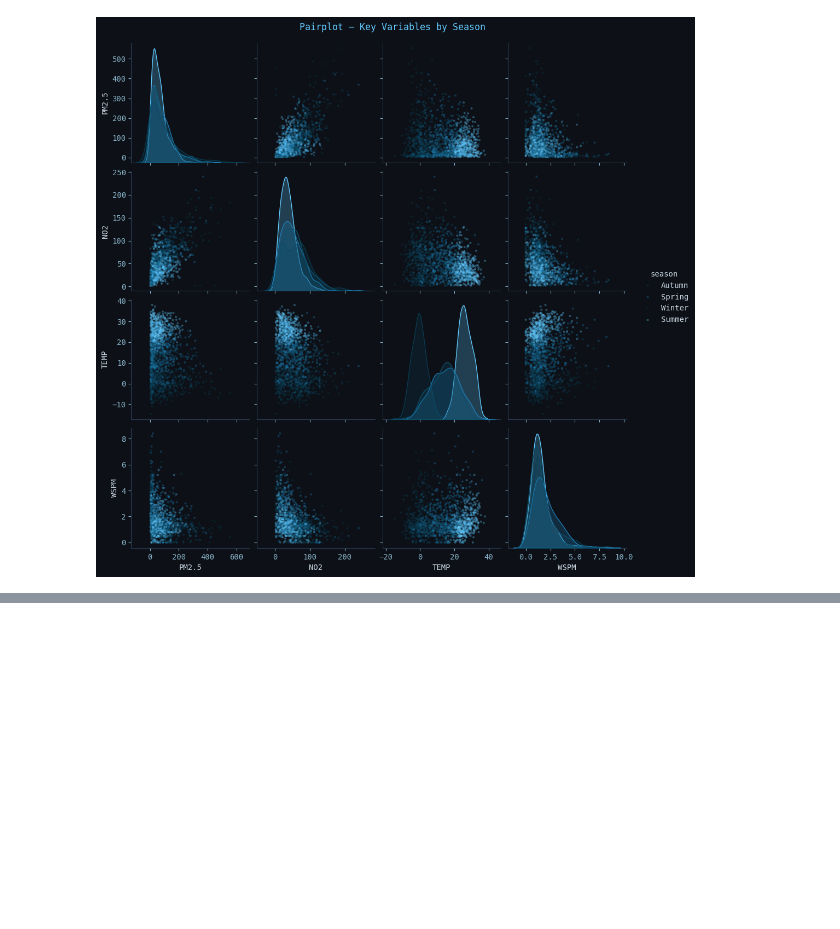
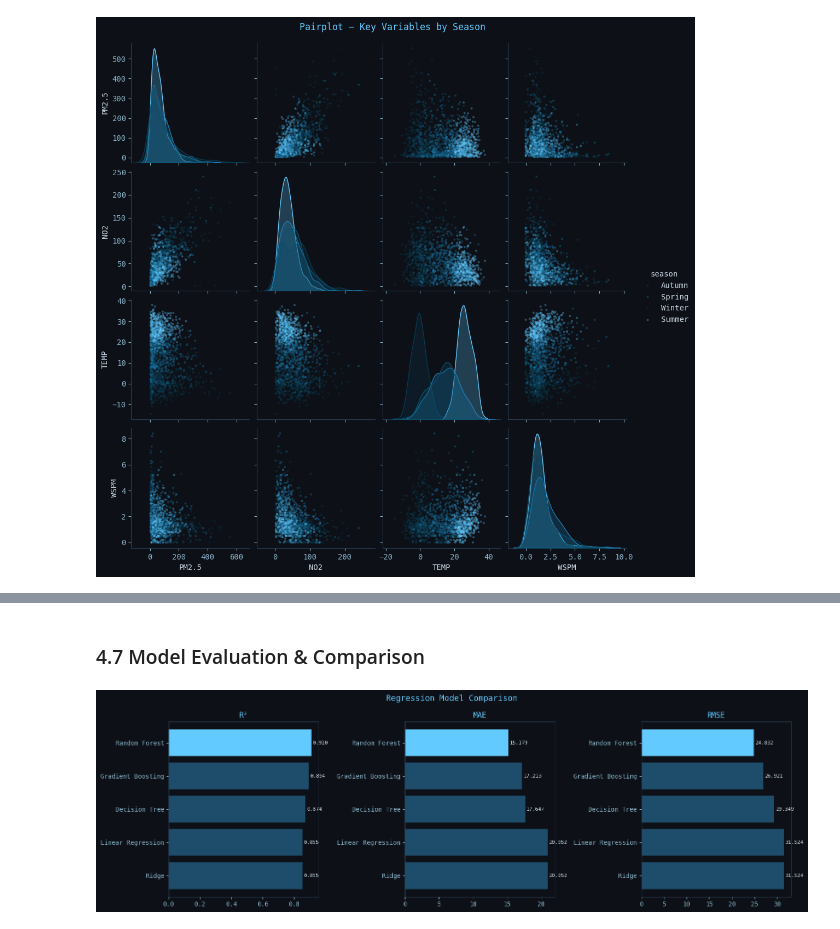
Before and after one commit to Jiyaulhaq1432/Data-Analysis-Air-quality-Analyser-web-app, a Jupyter notebook: Beijing_AQA.ipynb, the cells around one changed output, grey strips where cells are left out. Cells and saved outputs as stored; diff of their text form; code cells hidden in the pictures; blank space fills up the shorter version.

Commit message:
Adding Regression Models and Classification Models 4.7 Model Evaluation & Comparison

```diff
--- a/Beijing_AQA.ipynb
+++ b/Beijing_AQA.ipynb
@@ -1869,0 +1930,27 @@ plt.show()
+# %%
+# ── Regression model training and evaluation ──────────────────────────────────
+REG_MODELS = {
+    "Linear Regression": LinearRegression(n_jobs=-1),
+    "Ridge":             Ridge(alpha=1.0),
+    "Decision Tree":     DecisionTreeRegressor(max_depth=8, random_state=42),
+    "Random Forest":     RandomForestRegressor(n_estimators=50, random_state=42, n_jobs=-1),
+    "Gradient Boosting": GradientBoostingRegressor(n_estimators=50, random_state=42),
+}
+
+reg_results, reg_fitted = [], {}
+print(f"{'Model':<25} {'R²':>8} {'MAE':>8} {'RMSE':>8}")
+print("-" * 53)
+
+for name, model in REG_MODELS.items():
+    model.fit(X_train_r, y_train_r)
+    y_pred = model.predict(X_test_r)
+    r2     = r2_score(y_test_r, y_pred)
+    mae    = mean_absolute_error(y_test_r, y_pred)
+    rmse   = np.sqrt(mean_squared_error(y_test_r, y_pred))
+    reg_fitted[name]  = (model, y_pred)
+    reg_results.append({"Model": name, "R²": round(r2,4), "MAE": round(mae,3), "RMSE": round(rmse,3)})
+    print(f"{name:<25} {r2:>8.4f} {mae:>8.3f} {rmse:>8.3f}")
+
+reg_df = pd.DataFrame(reg_results).sort_values("R²", ascending=False)
+print("\nFull results table:")
+reg_df
@@ -1869,0 +2020,20 @@ plt.show()
+# %% [markdown]
+### 4.7 Model Evaluation & Comparison
+# %%
+# ── Regression model comparison chart ────────────────────────────────────────
+fig, axes = plt.subplots(1, 3, figsize=(16, 5))
+for ax, metric, ascending in zip(axes, ["R²","MAE","RMSE"], [False, True, True]):
+    sd     = reg_df.sort_values(metric, ascending=ascending)
+    colors = [ACCENT if i == 0 else "#1e4d6b" for i in range(len(sd))]
+    bars   = ax.barh(sd["Model"], sd[metric], color=colors, edgecolor="none")
+    ax.set_title(metric, color=ACCENT)
+    ax.invert_yaxis()
+    for bar, v in zip(bars, sd[metric]):
+        ax.text(bar.get_width() + abs(sd[metric].max()) * 0.01,
+                bar.get_y() + bar.get_height()/2,
+                f"{v:.3f}", va="center", fontsize=8)
+
+fig.suptitle("Regression Model Comparison", color=ACCENT, fontsize=13)
+plt.tight_layout(); plt.show()
+# %% [output]
+[figure, added]
```
Also changed, not shown: parts of 12 cells of this notebook.
